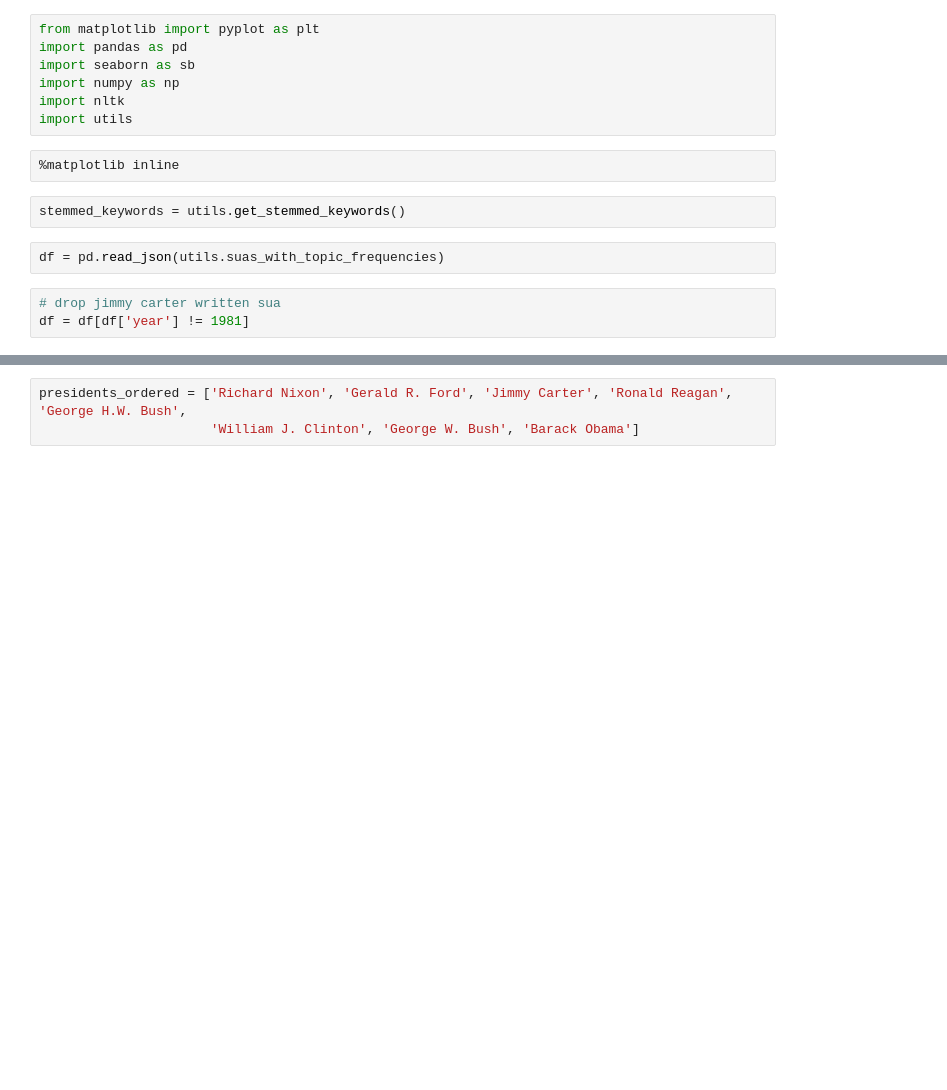
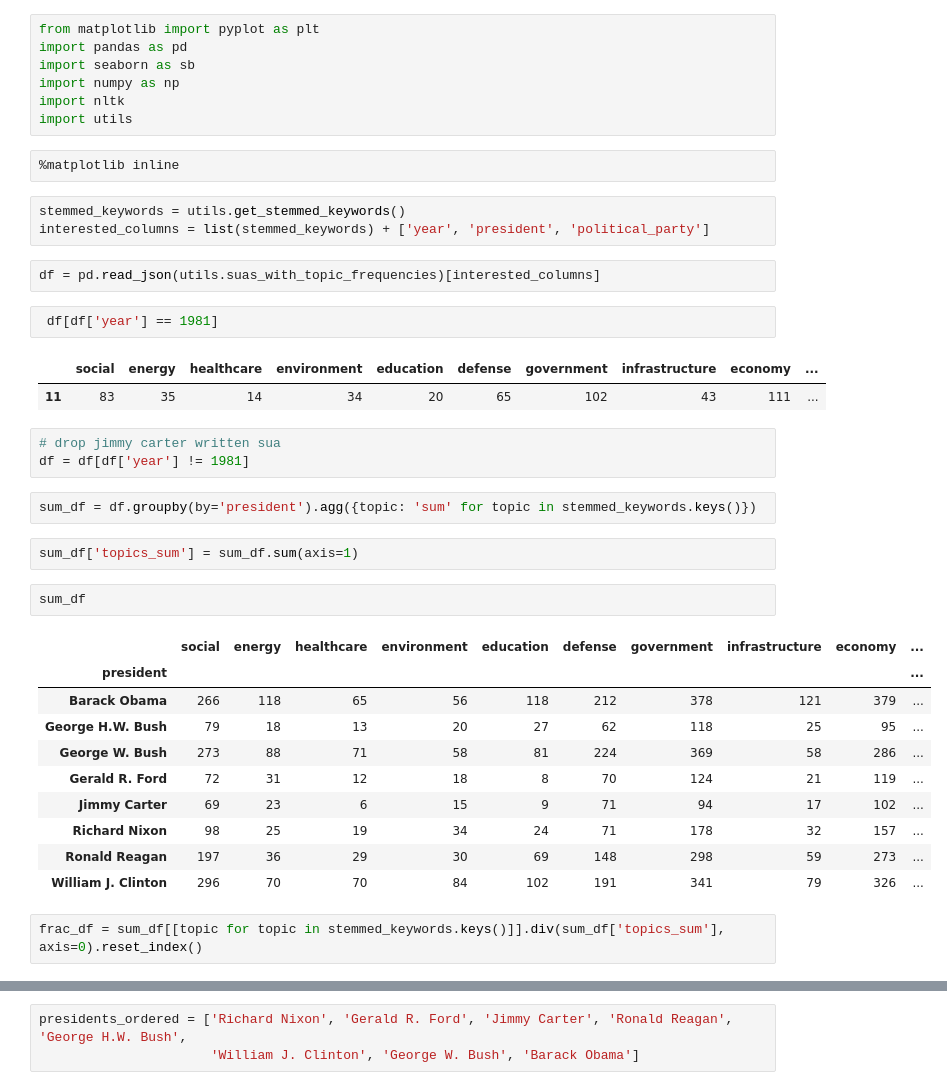
Before and after one commit to cal2227/EDAV-Project4, a Jupyter notebook: src/individual_presidents_by_topics_zscore2.ipynb, the cells around one changed output, grey strips where cells are left out. Drawn from its saved outputs; the diff is of its cells as text; blank space fills up the shorter version.

```diff
--- a/src/individual_presidents_by_topics_zscore2.ipynb
+++ b/src/individual_presidents_by_topics_zscore2.ipynb
@@ -9,8 +9,33 @@ import utils
 %matplotlib inline
 # %%
 stemmed_keywords = utils.get_stemmed_keywords()
+interested_columns = list(stemmed_keywords) + ['year', 'president', 'political_party']
 # %%
-df = pd.read_json(utils.suas_with_topic_frequencies)
+df = pd.read_json(utils.suas_with_topic_frequencies)[interested_columns]
+# %%
+ df[df['year'] == 1981]
+# %% [output]
+|  | social | energy | healthcare | environment | education | defense | government | infrastructure | economy | ... |
+| 11 | 83 | 35 | 14 | 34 | 20 | 65 | 102 | 43 | 111 | ... |
 # %%
 # drop jimmy carter written sua
 df = df[df['year'] != 1981]
+# %%
+sum_df = df.groupby(by='president').agg({topic: 'sum' for topic in stemmed_keywords.keys()})
+# %%
+sum_df['topics_sum'] = sum_df.sum(axis=1)
+# %%
+sum_df
+# %% [output]
+|  | social | energy | healthcare | environment | education | defense | government | infrastructure | economy | ... |
+| president |  |  |  |  |  |  |  |  |  | ... |
+| Barack Obama | 266 | 118 | 65 | 56 | 118 | 212 | 378 | 121 | 379 | ... |
+| George H.W. Bush | 79 | 18 | 13 | 20 | 27 | 62 | 118 | 25 | 95 | ... |
+| George W. Bush | 273 | 88 | 71 | 58 | 81 | 224 | 369 | 58 | 286 | ... |
+| Gerald R. Ford | 72 | 31 | 12 | 18 | 8 | 70 | 124 | 21 | 119 | ... |
+| Jimmy Carter | 69 | 23 | 6 | 15 | 9 | 71 | 94 | 17 | 102 | ... |
+| Richard Nixon | 98 | 25 | 19 | 34 | 24 | 71 | 178 | 32 | 157 | ... |
+| Ronald Reagan | 197 | 36 | 29 | 30 | 69 | 148 | 298 | 59 | 273 | ... |
+| William J. Clinton | 296 | 70 | 70 | 84 | 102 | 191 | 341 | 79 | 326 | ... |
+# %%
+frac_df = sum_df[[topic for topic in stemmed_keywords.keys()]].div(sum_df['topics_sum'], axis=0).reset_index()
```
Also changed, not shown: parts of 9 cells of this notebook, 1 other file.
